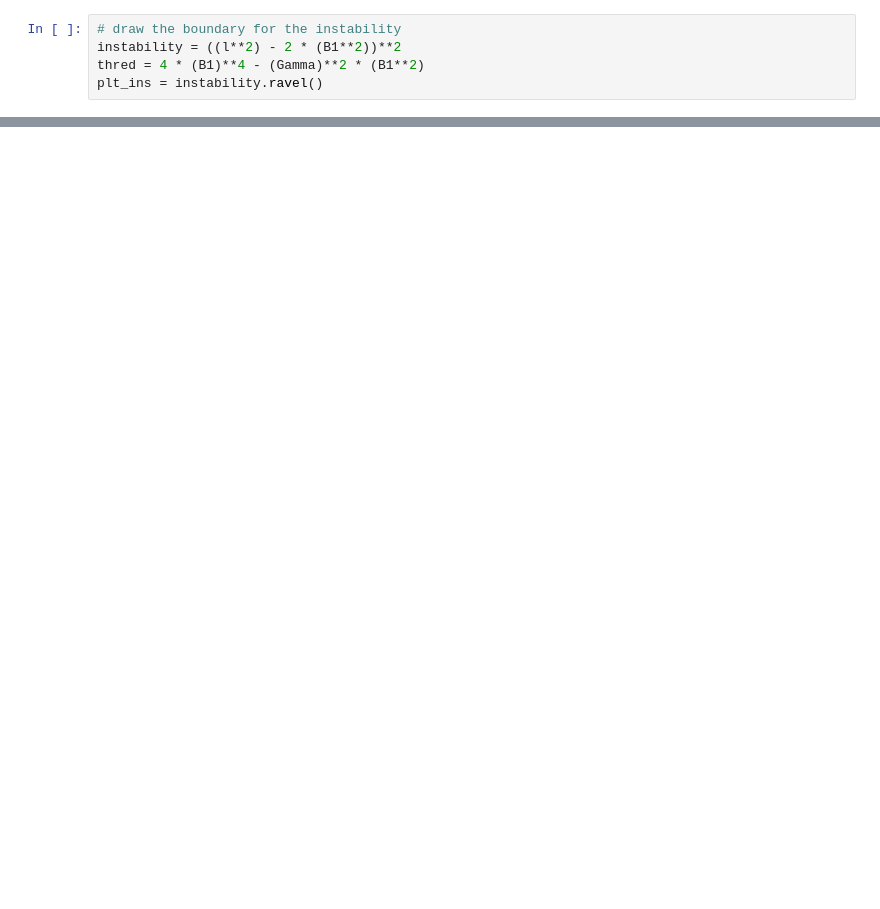
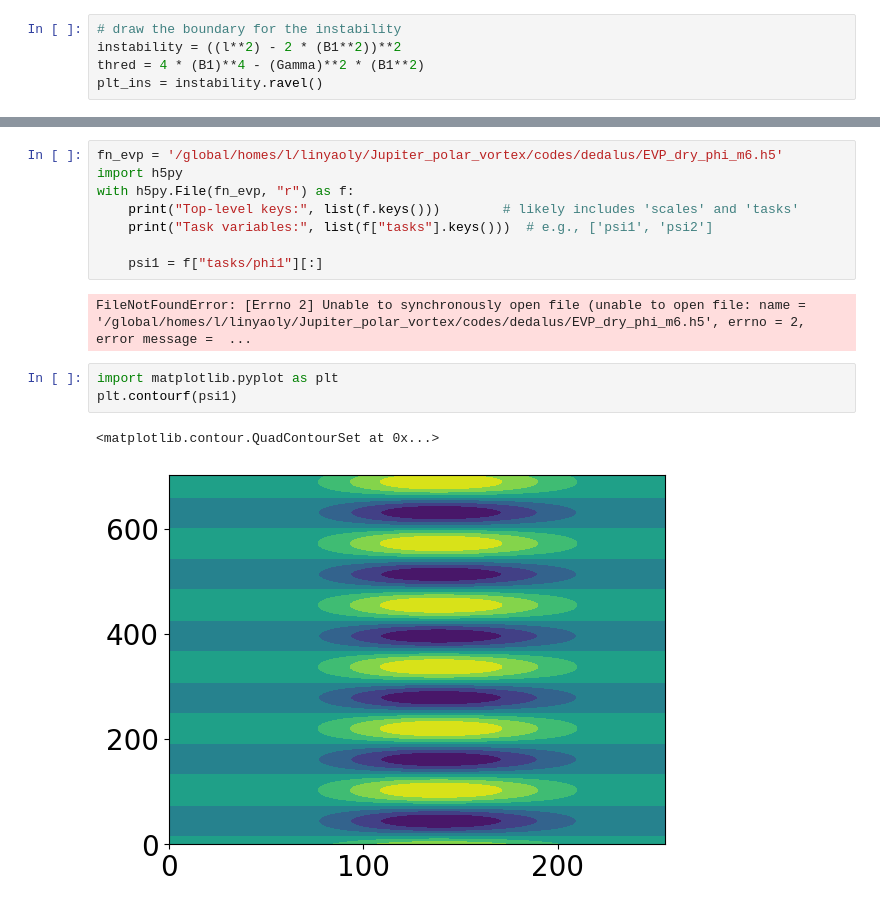
Before and after one commit to linyao1999/JupiterVortex, a Jupyter notebook: ANL_dry_2L_v2.ipynb, the cells around one changed output, grey strips where cells are left out. Drawn from its saved outputs; the diff is of its cells as text; blank space fills up the shorter version.

```diff
--- a/ANL_dry_2L_v2.ipynb
+++ b/ANL_dry_2L_v2.ipynb
@@ -108,0 +158,16 @@ plt.show()
+# %%
+fn_evp = '/global/homes/l/linyaoly/Jupiter_polar_vortex/codes/dedalus/EVP_dry_phi_m6.h5'
+import h5py
+with h5py.File(fn_evp, "r") as f:
+    print("Top-level keys:", list(f.keys()))        # likely includes 'scales' and 'tasks'
+    print("Task variables:", list(f["tasks"].keys()))  # e.g., ['psi1', 'psi2']
+
+    psi1 = f["tasks/phi1"][:]
+# %% [output]
+FileNotFoundError: [Errno 2] Unable to synchronously open file (unable to open file: name = '/global/homes/l/linyaoly/Jupiter_polar_vortex/codes/dedalus/EVP_dry_phi_m6.h5', errno = 2, error message =  ...
+# %%
+import matplotlib.pyplot as plt
+plt.contourf(psi1)
+# %% [output]
+<matplotlib.contour.QuadContourSet at 0x...>
+[figure, added]
```
Also changed, not shown: parts of 9 cells of this notebook, 24 other files.
